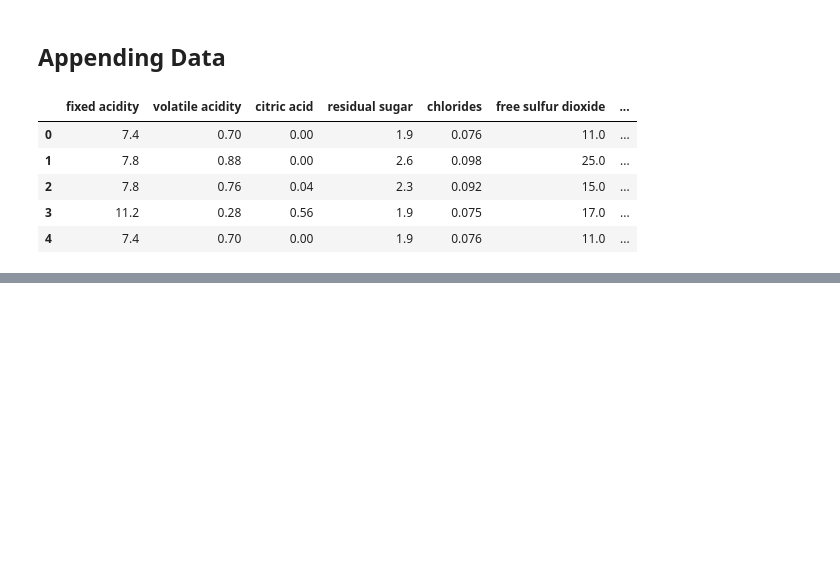
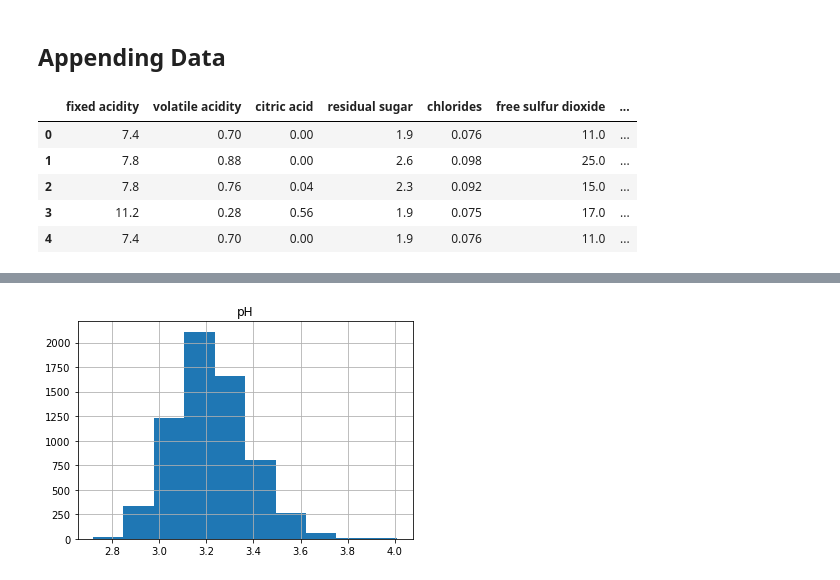
Before and after one commit to viniciuscavalcante1/udacity-data-analyst-nanodegree, a Jupyter notebook: 02-introduction-to-data-analysis/03-the-data-analysis-process-case-study-1/notebook.ipynb, the cells around one changed output, grey strips where cells are left out. Drawn from its saved outputs; the diff is of its cells as text; code cells hidden in the pictures; blank space fills up the shorter version.

```diff
--- a/02-introduction-to-data-analysis/03-the-data-analysis-process-case-study-1/notebook.ipynb
+++ b/02-introduction-to-data-analysis/03-the-data-analysis-process-case-study-1/notebook.ipynb
@@ -142,0 +169,4 @@ df_wine.head()
+# %%
+df_wine[['pH']].hist();
+# %% [output]
+[figure, added]
```
Also changed, not shown: parts of 13 cells of this notebook.
